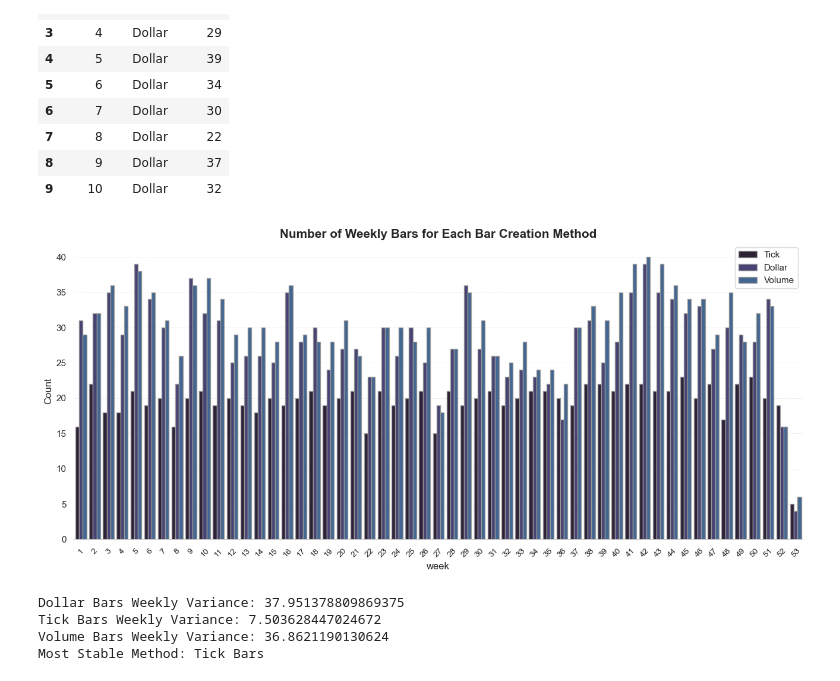
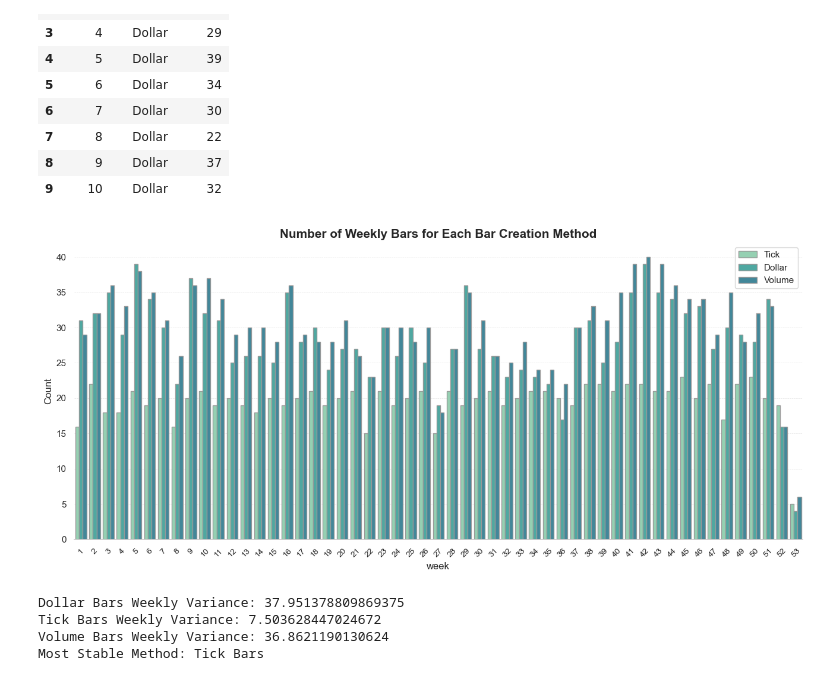
Before and after one commit to RazDwa1923/MFIN_Course, a Jupyter notebook: HW 1/HW1 - Ex2.1 - Google Data.ipynb, the cells around one changed output. Saved outputs shown, nothing was run; the diff lists cells and outputs as text; code cells hidden in the pictures.

```diff
--- a/HW 1/HW1 - Ex2.1 - Google Data.ipynb
+++ b/HW 1/HW1 - Ex2.1 - Google Data.ipynb
@@ -243,35 +243,35 @@ method_order = ['Tick', 'Dollar', 'Volume']
 
 # Set the order of the 'Method' column
 count_df['Method'] = pd.Categorical(count_df['Method'], categories=method_order, ordered=True)
 
 # Plotting the number of weekly bars for each method using seaborn displot
-sns.set_palette('mako')
+sns.set_palette('mako_r')
 
 # Plotting the data
 sns.catplot(data=count_df, x='week', y='Count', hue='Method', kind='bar', edgecolor='0.6', legend=False)
 
 # Changing the size of the plot
 plt.gcf().set_size_inches(15, 6)
 
 # Despining the chart
 sns.despine(left=True)
 
 # Adding gridlines
 plt.grid(axis='y', linestyle='--', alpha=0.6, color='lightgrey', linewidth='0.5')
 
 # Rotating x-axis by 45
 plt.xticks(rotation=45, size=10)
 
 # Adding a legend
 plt.legend(loc='upper right')
 
 # Adding a title
 plt.title('Number of Weekly Bars for Each Bar Creation Method', fontsize=15, fontweight='bold')
 
 # Show the plot
 plt.show()
 # %% [output]
-[figure, old version]
+[figure, new version]
 # %%
 # Calculate the variance of weekly bar counts for each method
 dollar_weekly_variance = dollar_count['close'].var()
```
